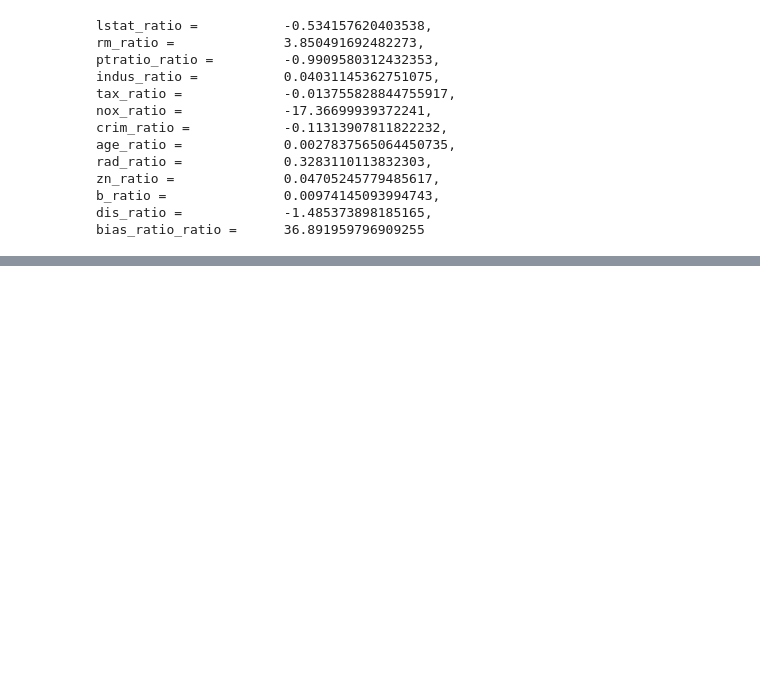
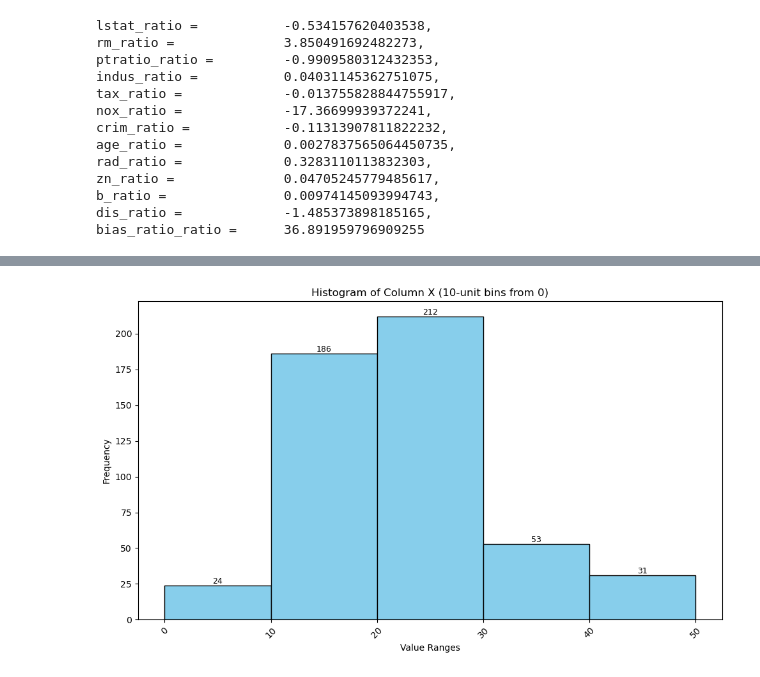
Before and after one commit to ViktoryiaKavalchuk/ds-learning, a Jupyter notebook: lesson_6/hw_6.ipynb, the cells around one changed output, grey strips where cells are left out. Cells and saved outputs as stored; diff of their text form; code cells hidden in the pictures; blank space fills up the shorter version.

```diff
--- a/lesson_6/hw_6.ipynb
+++ b/lesson_6/hw_6.ipynb
@@ -468,3 +527,30 @@ data.describe()
 | 50% | 0.256510 | 0.000000 | 9.690000 | 0.000000 | 0.538000 | 6.208500 | 77.500000 | 3.207450 | 5.000000 | 330.000000 | 19.050000 | ... |
 | 75% | 3.677083 | 12.500000 | 18.100000 | 0.000000 | 0.624000 | 6.623500 | 94.075000 | 5.188425 | 24.000000 | 666.000000 | 20.200000 | ... |
 | max | 88.976200 | 100.000000 | 27.740000 | 1.000000 | 0.871000 | 8.780000 | 100.000000 | 12.126500 | 24.000000 | 711.000000 | 22.000000 | ... |
+# %%
+import pandas as pd
+import matplotlib.pyplot as plt
+
+# Define bin edges starting from 0 in steps of 10
+max_val = data['MEDV'].max()
+bins = numpy.arange(0, max_val + 10, 10)
+
+# Create the histogram
+fig, ax = plt.subplots(figsize=(10, 6))
+counts, bin_edges, patches = ax.hist(data['MEDV'], bins=bins, color='skyblue', edgecolor='black')
+
+# Add frequency labels on top of each bar
+for count, patch in zip(counts, patches):
+    height = patch.get_height()
+    ax.text(patch.get_x() + patch.get_width() / 2, height, int(count),
+            ha='center', va='bottom', fontsize=9)
+
+# Customize the plot
+plt.title('Histogram of Column X (10-unit bins from 0)')
+plt.xlabel('Value Ranges')
+plt.ylabel('Frequency')
+plt.xticks(bins, rotation=45)
+plt.tight_layout()
+plt.show()
+# %% [output]
+[figure, added]
```
Also changed, not shown: parts of 15 cells of this notebook.
